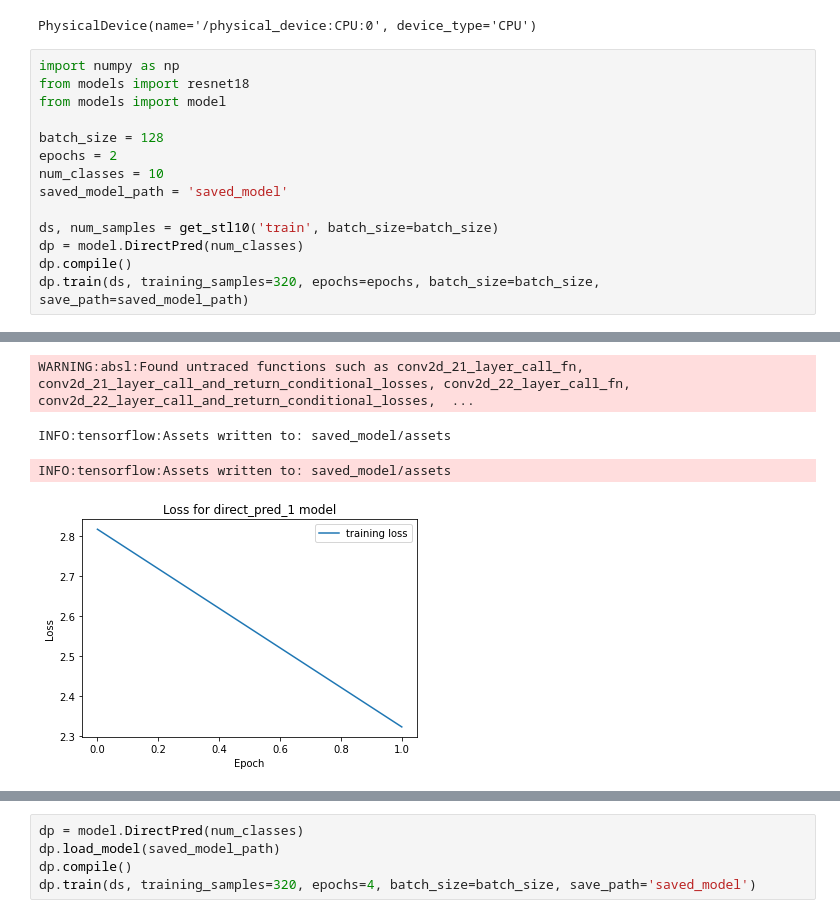
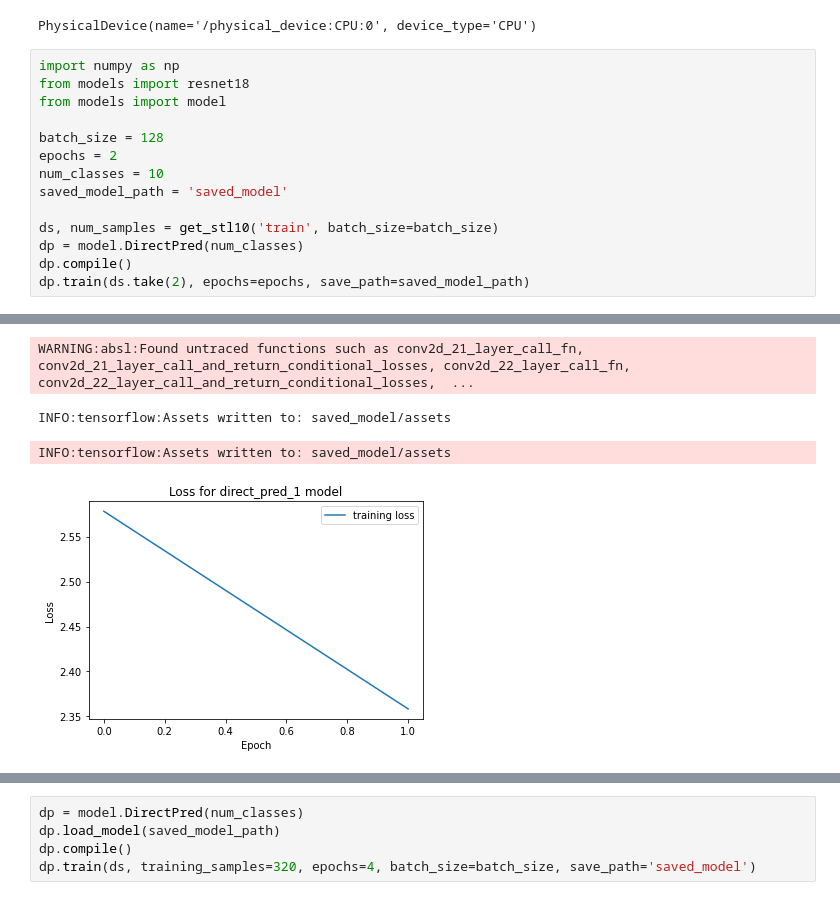
Before and after one commit to miszkur/SelfSupervisedLearning, a Jupyter notebook: experiments/resnet_check.ipynb, the cells around one changed output, grey strips where cells are left out. Saved outputs shown, nothing was run; the diff lists cells and outputs as text.

```diff
--- a/experiments/resnet_check.ipynb
+++ b/experiments/resnet_check.ipynb
@@ -22,6 +22,6 @@ saved_model_path = 'saved_model'
 ds, num_samples = get_stl10('train', batch_size=batch_size)
 dp = model.DirectPred(num_classes)
 dp.compile()
-dp.train(ds, training_samples=320, epochs=epochs, batch_size=batch_size, save_path=saved_model_path)
+dp.train(ds.take(2), epochs=epochs, save_path=saved_model_path)
 # %% [output]
 Epoch 1/2
@@ -31,7 +31,7 @@ Epoch 2/2
 WARNING:absl:Found untraced functions such as conv2d_21_layer_call_fn, conv2d_21_layer_call_and_return_conditional_losses, conv2d_22_layer_call_fn, conv2d_22_layer_call_and_return_conditional_losses,  ...
 INFO:tensorflow:Assets written to: saved_model/assets
 INFO:tensorflow:Assets written to: saved_model/assets
-[figure, old version]
+[figure, new version]
 # %%
 import importlib
 importlib.reload(resnet18)
```
Also changed, not shown: parts of 2 cells of this notebook.
